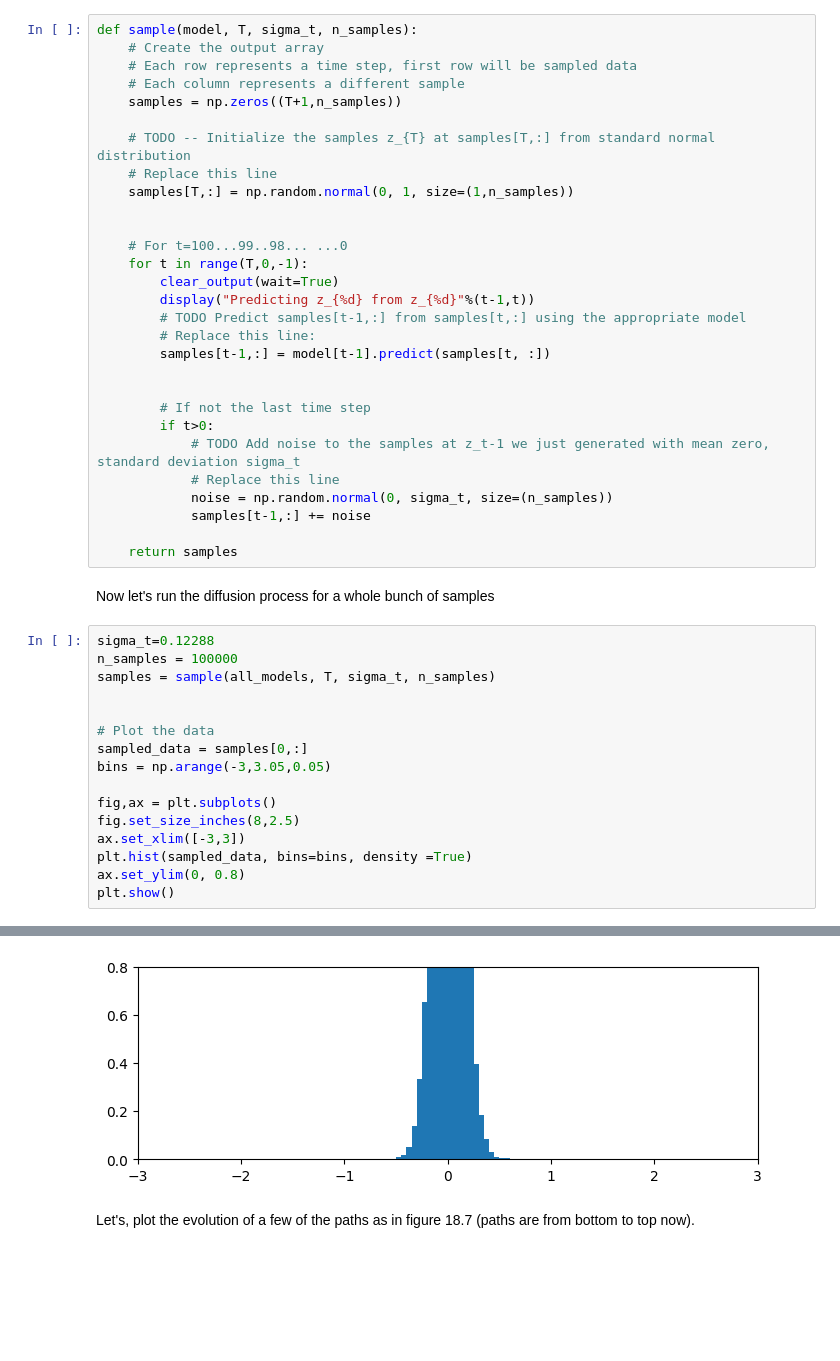
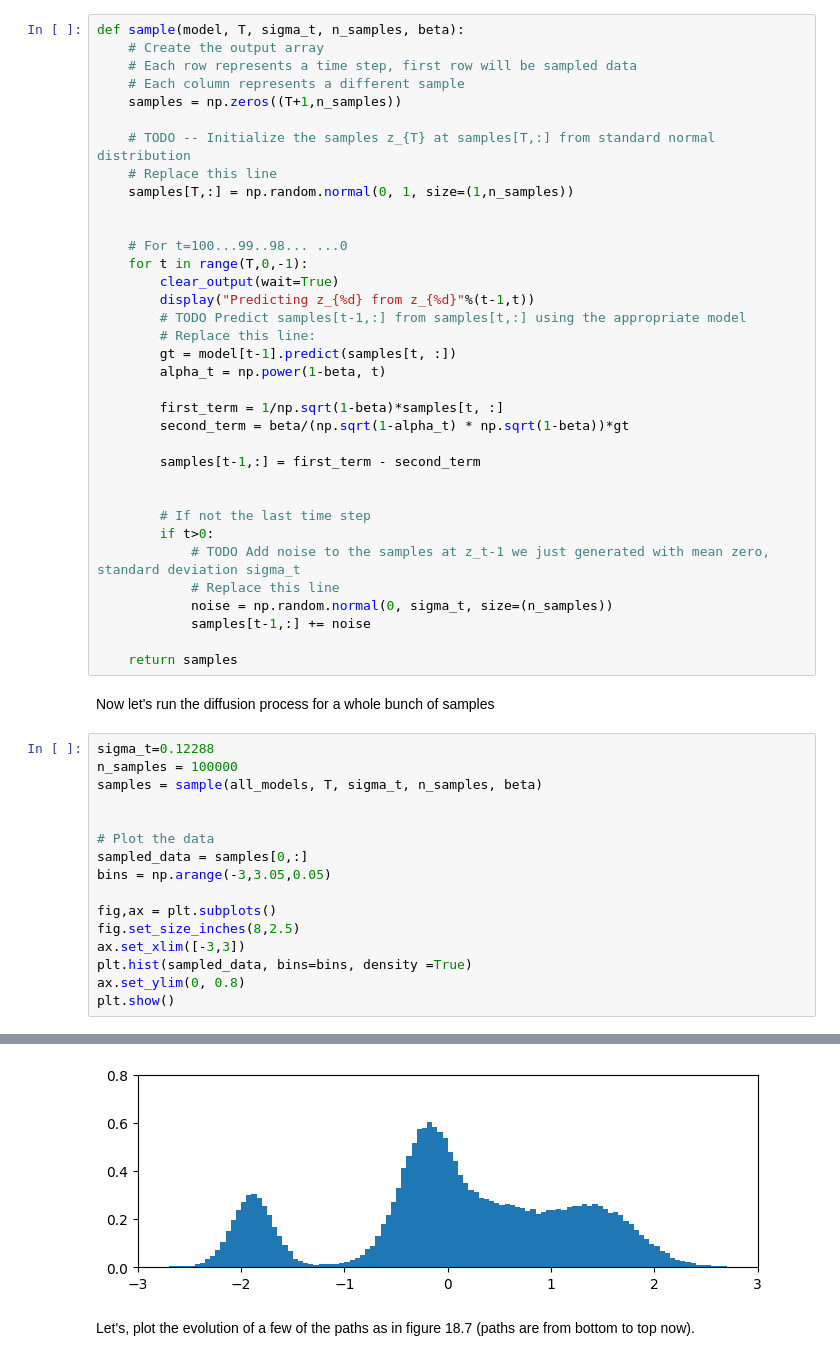
Before and after one commit to Nishikawa5/understanding-dl-prince-solutions, a Jupyter notebook: Notebook Solutions/Chapter 18/18_3_Reparameterized_Model.ipynb, the cells around one changed output, grey strips where cells are left out. Cells and saved outputs as stored; diff of their text form; blank space fills up the shorter version.

Commit message:
fix: sample follow the algorithm 2 in the book

```diff
--- a/Notebook Solutions/Chapter 18/18_3_Reparameterized_Model.ipynb
+++ b/Notebook Solutions/Chapter 18/18_3_Reparameterized_Model.ipynb
@@ -127,7 +127,7 @@ for t in range(0,T):
 # %% [markdown]
 Now that we've learned the model, let's draw some samples from it.  We start at $z_{100}$ and use the model to predict $z_{99}$, then $z_{98}$ and so on until finally we get to $z_{1}$ and then $x$ (represented as $z_{0}$ here). We'll store all of the intermediate stages as well, so we can plot the trajectories.  See algorithm 18.2
 # %%
-def sample(model, T, sigma_t, n_samples):
+def sample(model, T, sigma_t, n_samples, beta):
     # Create the output array
     # Each row represents a time step, first row will be sampled data
     # Each column represents a different sample
@@ -144,7 +144,13 @@ def sample(model, T, sigma_t, n_samples):
         display("Predicting z_{%d} from z_{%d}"%(t-1,t))
         # TODO Predict samples[t-1,:] from samples[t,:] using the appropriate model
         # Replace this line:
-        samples[t-1,:] = model[t-1].predict(samples[t, :])
+        gt = model[t-1].predict(samples[t, :])
+        alpha_t = np.power(1-beta, t)
+
+        first_term = 1/np.sqrt(1-beta)*samples[t, :]
+        second_term = beta/(np.sqrt(1-alpha_t) * np.sqrt(1-beta))*gt
+
+        samples[t-1,:] = first_term - second_term
 
 
         # If not the last time step
@@ -160,22 +166,22 @@ Now let's run the diffusion process for a whole bunch of samples
 # %%
 sigma_t=0.12288
 n_samples = 100000
-samples = sample(all_models, T, sigma_t, n_samples)
+samples = sample(all_models, T, sigma_t, n_samples, beta)
 
 
 # Plot the data
 sampled_data = samples[0,:]
 bins = np.arange(-3,3.05,0.05)
 
 fig,ax = plt.subplots()
 fig.set_size_inches(8,2.5)
 ax.set_xlim([-3,3])
 plt.hist(sampled_data, bins=bins, density =True)
 ax.set_ylim(0, 0.8)
 plt.show()
 # %% [output]
 'Predicting z_{0} from z_{1}'
-[figure, old version]
+[figure, new version]
 # %% [markdown]
 Let's, plot the evolution of a few of the paths as in figure 18.7 (paths are from bottom to top now).
 # %%
```
Also changed, not shown: parts of 1 cell of this notebook.
